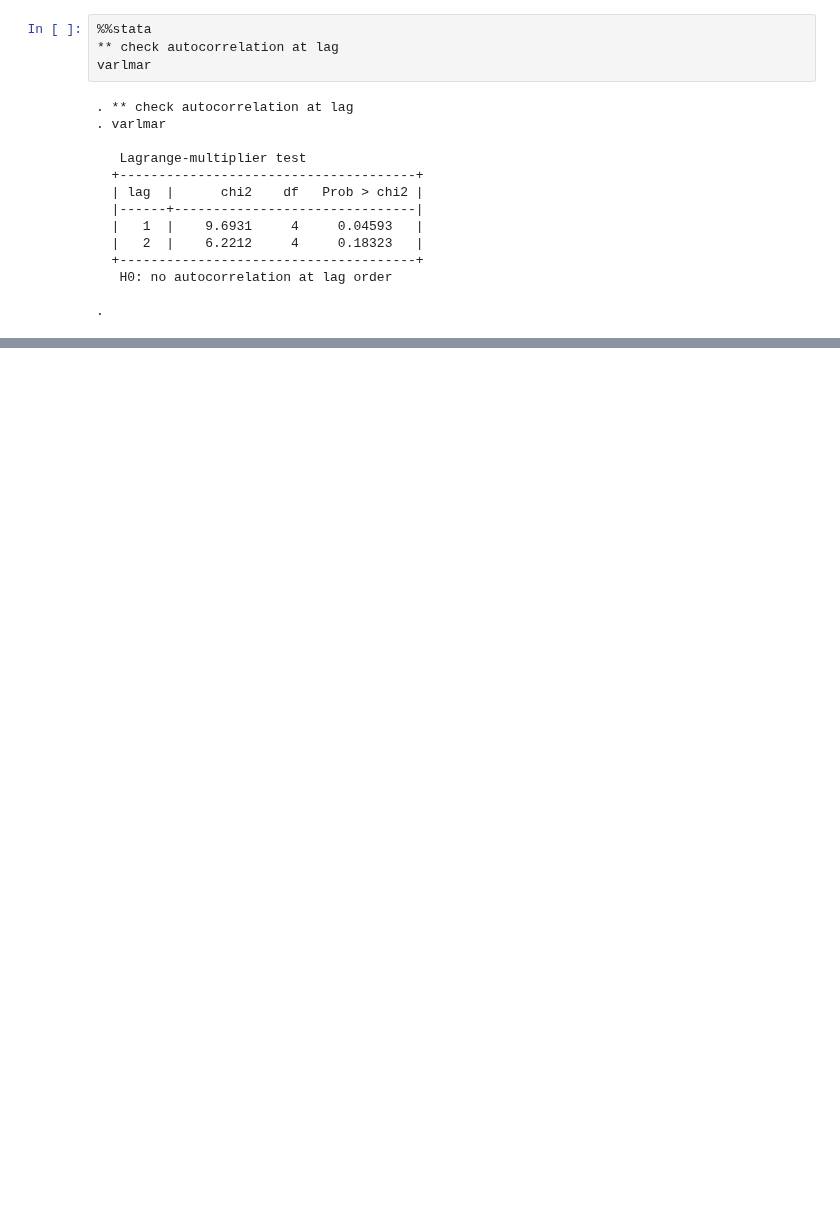
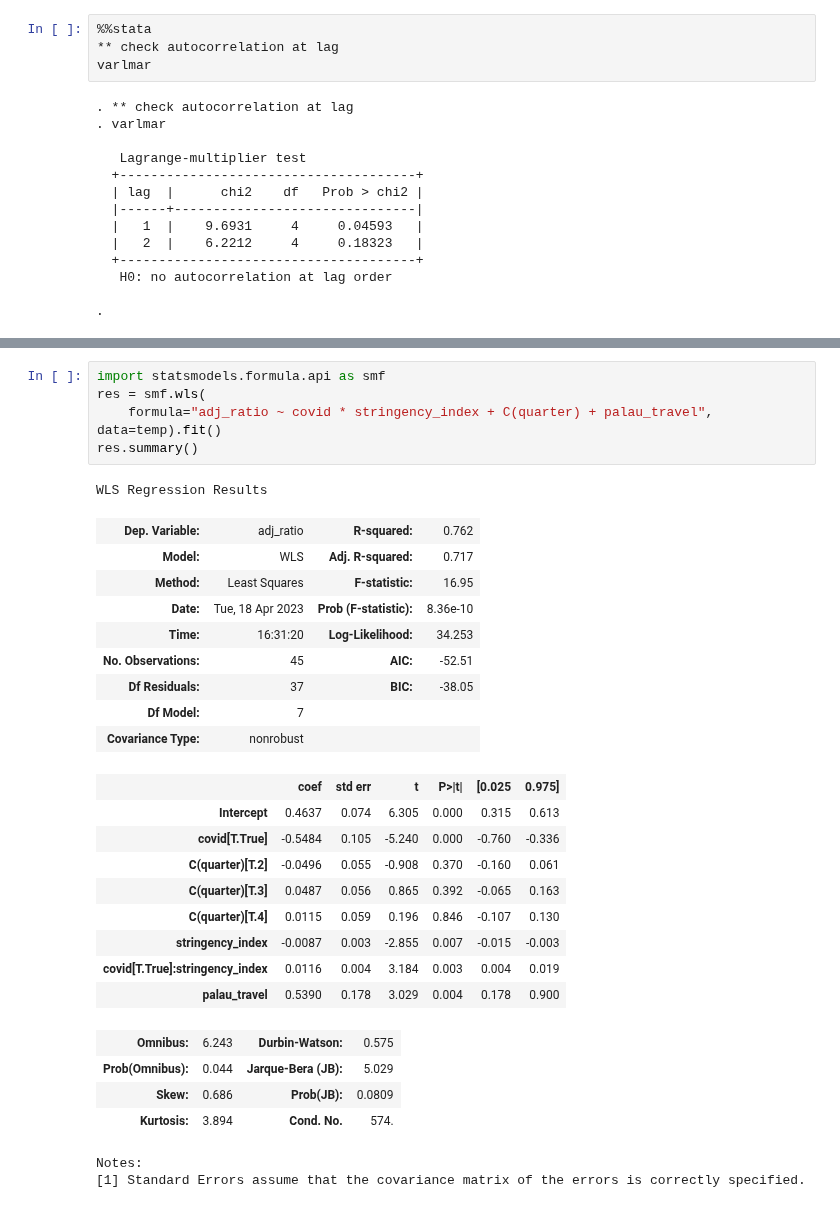
Before and after one commit to worldbank/pacific-observatory, a Jupyter notebook: docs/tourism/palau_mtsa.ipynb, the cells around one changed output, grey strips where cells are left out. Drawn from its saved outputs; the diff is of its cells as text; blank space fills up the shorter version.

```diff
--- a/docs/tourism/palau_mtsa.ipynb
+++ b/docs/tourism/palau_mtsa.ipynb
@@ -302,0 +398,31 @@ varlmar
+# %%
+import statsmodels.formula.api as smf
+res = smf.wls(
+    formula="adj_ratio ~ covid * stringency_index + C(quarter) + palau_travel", data=temp).fit()
+res.summary()
+# %% [output]
+WLS Regression Results
+| Dep. Variable: | adj_ratio | R-squared: | 0.762 |
+| Model: | WLS | Adj. R-squared: | 0.717 |
+| Method: | Least Squares | F-statistic: | 16.95 |
+| Date: | Tue, 18 Apr 2023 | Prob (F-statistic): | 8.36e-10 |
+| Time: | 16:31:20 | Log-Likelihood: | 34.253 |
+| No. Observations: | 45 | AIC: | -52.51 |
+| Df Residuals: | 37 | BIC: | -38.05 |
+| Df Model: | 7 |  |  |
+| Covariance Type: | nonrobust |  |  |
+|  | coef | std err | t | P>|t| | [0.025 | 0.975] |
+| Intercept | 0.4637 | 0.074 | 6.305 | 0.000 | 0.315 | 0.613 |
+| covid[T.True] | -0.5484 | 0.105 | -5.240 | 0.000 | -0.760 | -0.336 |
+| C(quarter)[T.2] | -0.0496 | 0.055 | -0.908 | 0.370 | -0.160 | 0.061 |
+| C(quarter)[T.3] | 0.0487 | 0.056 | 0.865 | 0.392 | -0.065 | 0.163 |
+| C(quarter)[T.4] | 0.0115 | 0.059 | 0.196 | 0.846 | -0.107 | 0.130 |
+| stringency_index | -0.0087 | 0.003 | -2.855 | 0.007 | -0.015 | -0.003 |
+| covid[T.True]:stringency_index | 0.0116 | 0.004 | 3.184 | 0.003 | 0.004 | 0.019 |
+| palau_travel | 0.5390 | 0.178 | 3.029 | 0.004 | 0.178 | 0.900 |
+| Omnibus: | 6.243 | Durbin-Watson: | 0.575 |
+| Prob(Omnibus): | 0.044 | Jarque-Bera (JB): | 5.029 |
+| Skew: | 0.686 | Prob(JB): | 0.0809 |
+| Kurtosis: | 3.894 | Cond. No. | 574. |
+Notes:
+[1] Standard Errors assume that the covariance matrix of the errors is correctly specified.
```
Also changed, not shown: parts of 14 cells of this notebook, 3 other files.
